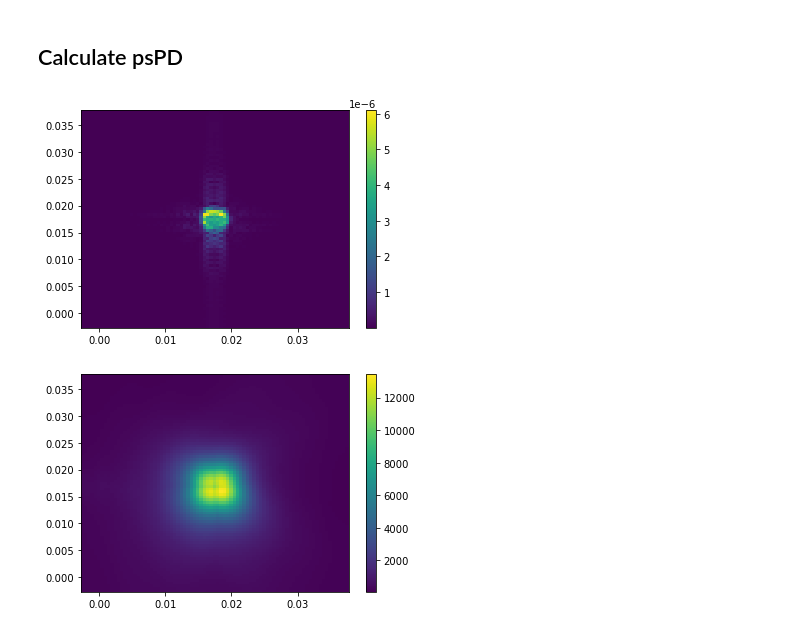
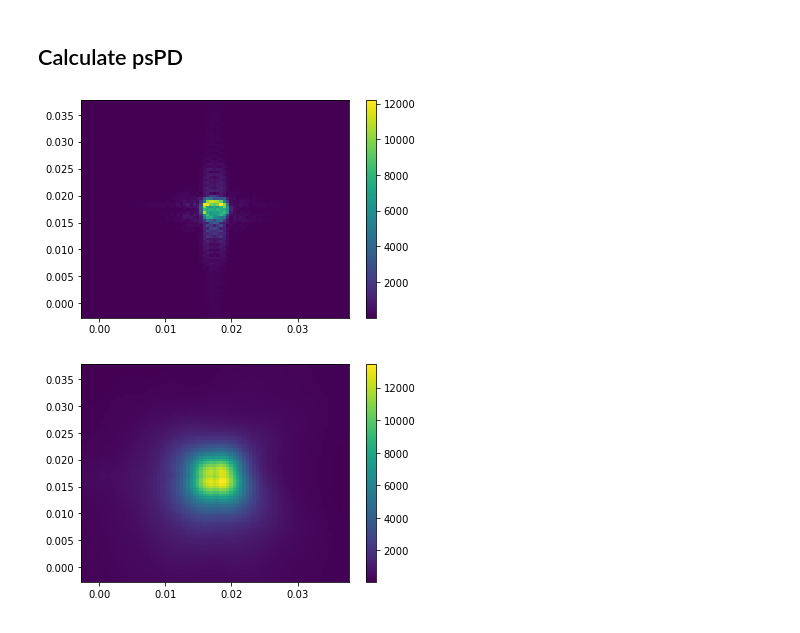
Before and after one commit to Khainguyen1349/MoMPython_KN, a Jupyter notebook: Maxwell/PlayWithMaxwell_4.ipynb, the cells around one changed output. Drawn from its saved outputs; the diff is of its cells as text; code cells hidden in the pictures.

```diff
--- a/Maxwell/PlayWithMaxwell_4.ipynb
+++ b/Maxwell/PlayWithMaxwell_4.ipynb
@@ -392,12 +392,12 @@ psPDmeas = sum(abs(cross(Emeas_interp.D,Hmeas.D)),2)
 # %%
 psPDanal = sum(abs(cross(Eanal.D,Hanal.D)),2)
 # %%
-plt.pcolormesh(Eanal.X,Eanal.Y,abs(psPDmeas),shading='auto')
+plt.pcolormesh(Eanal.X,Eanal.Y,abs(psPDmeas)*2e9,shading='auto')
 plt.colorbar()
 plt.show()
 plt.pcolormesh(Eanal.X,Eanal.Y,abs(psPDanal),shading='auto')
 plt.colorbar()
 plt.show()
 # %% [output]
-[figure, old version]
+[figure, new version]
 [figure]
```
